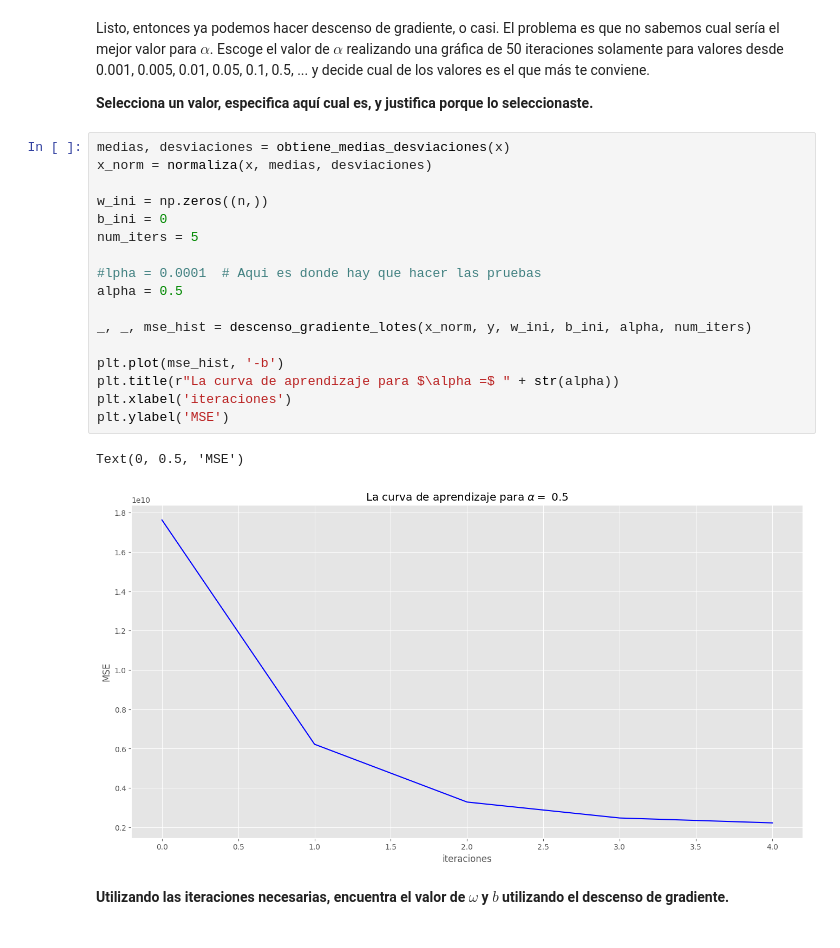
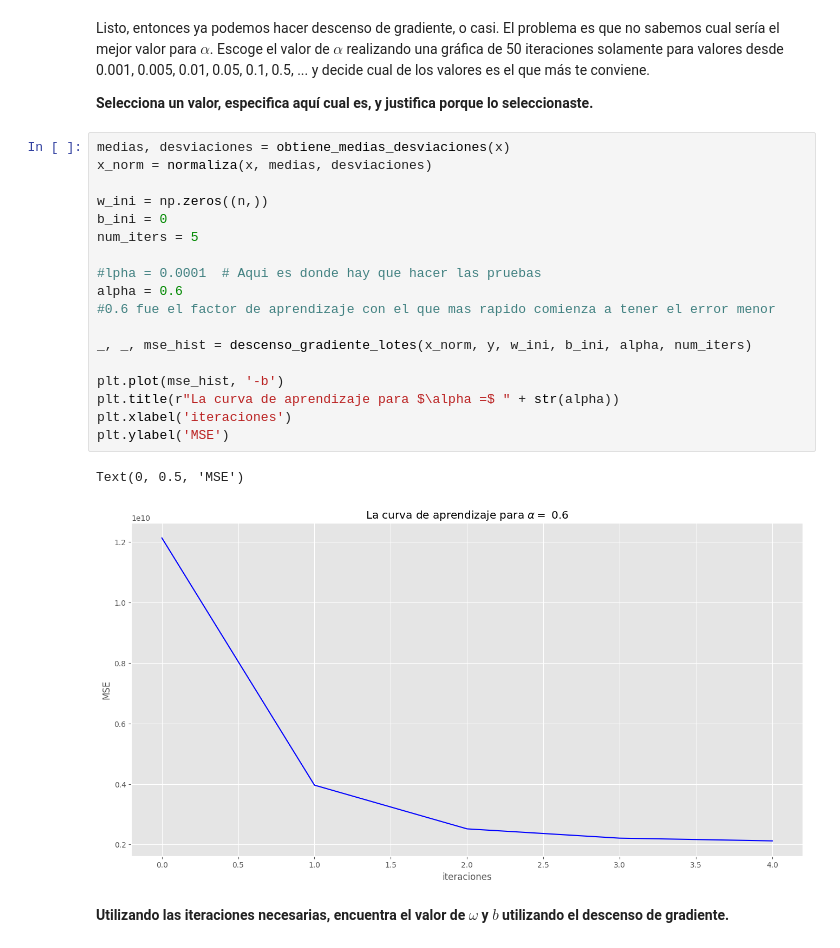
Before and after one commit to AlbertoAmayaSoria/2-Aprendizaje-2026, a Jupyter notebook: reg_lineal.ipynb, the cells around one changed output. Drawn from its saved outputs; the diff is of its cells as text.

```diff
--- a/reg_lineal.ipynb
+++ b/reg_lineal.ipynb
@@ -359,23 +359,24 @@ Listo, entonces ya podemos hacer descenso de gradiente, o casi. El problema es q
 # %%
 medias, desviaciones = obtiene_medias_desviaciones(x)
 x_norm = normaliza(x, medias, desviaciones)
 
 w_ini = np.zeros((n,))
 b_ini = 0
 num_iters = 5
 
 #lpha = 0.0001  # Aqui es donde hay que hacer las pruebas
-alpha = 0.5
+alpha = 0.6
+#0.6 fue el factor de aprendizaje con el que mas rapido comienza a tener el error menor
 
 _, _, mse_hist = descenso_gradiente_lotes(x_norm, y, w_ini, b_ini, alpha, num_iters)
 
 plt.plot(mse_hist, '-b')
 plt.title(r"La curva de aprendizaje para $\alpha =$ " + str(alpha))
 plt.xlabel('iteraciones')
 plt.ylabel('MSE')
 # %% [output]
 Text(0, 0.5, 'MSE')
-[figure, old version]
+[figure, new version]
 # %% [markdown]
 **Utilizando las iteraciones necesarias, encuentra el valor de $\omega$ y $b$ utilizando el descenso de gradiente.**
 # %%
```
